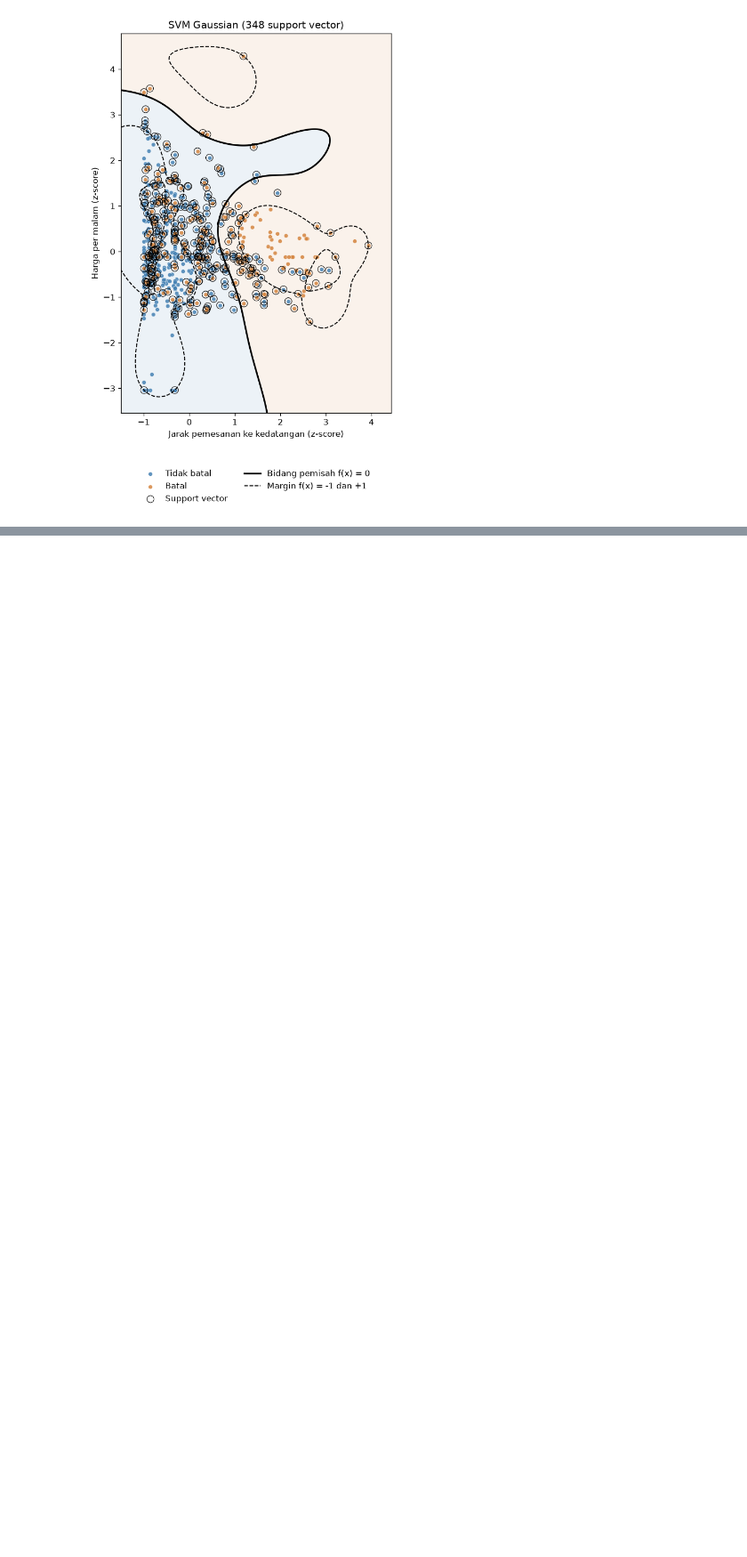
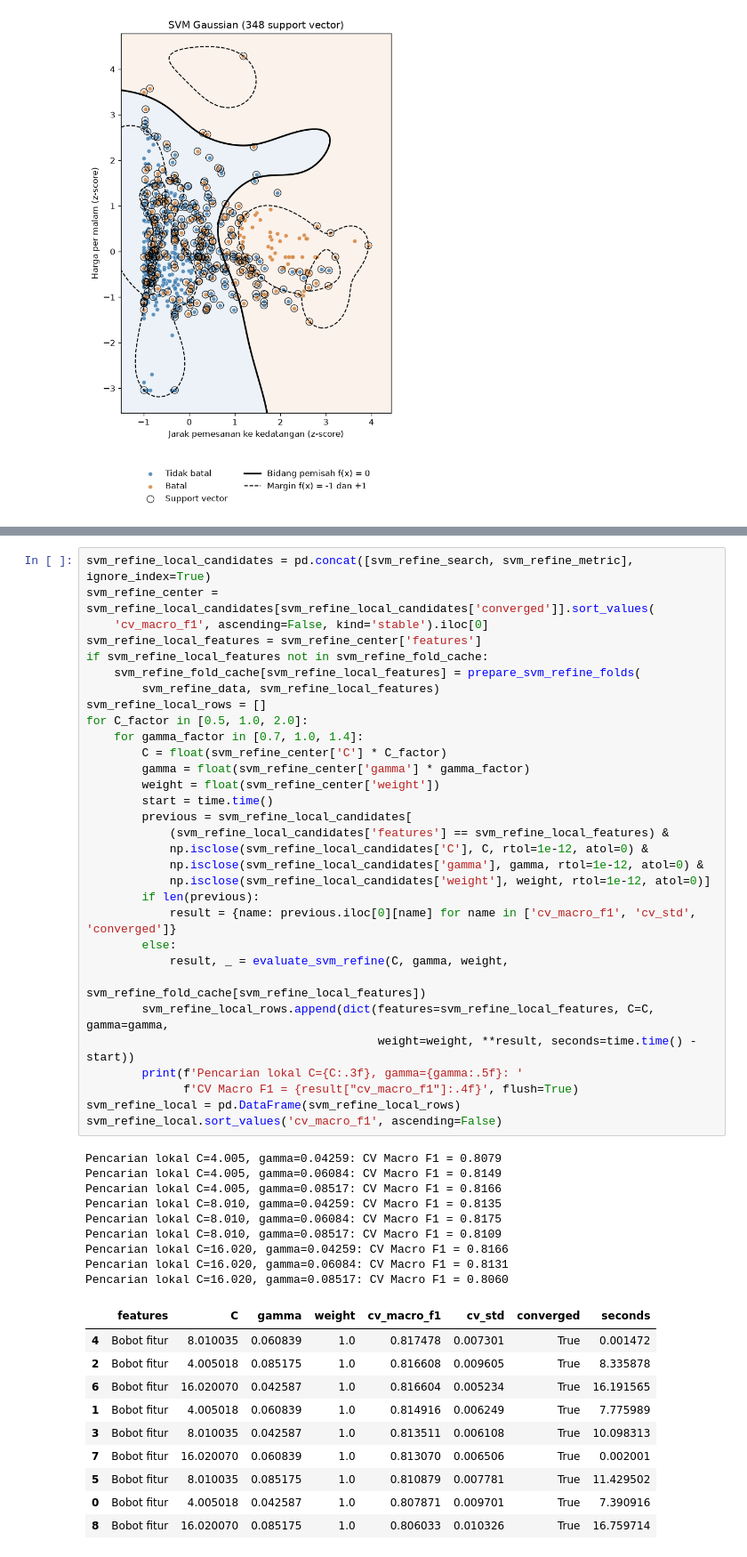
Before and after one commit to zizadhrmaa/IF3170_G25_IMKSIAI, a Jupyter notebook: src/Notebook_Tugas_Besar_2_IF3170_Inteligensi_Artifisial_2026_2027.ipynb, the cells around one changed output, grey strips where cells are left out. Shown at 89% size. Drawn from its saved outputs; the diff is of its cells as text; blank space fills up the shorter version.

```diff
--- a/src/Notebook_Tugas_Besar_2_IF3170_Inteligensi_Artifisial_2026_2027.ipynb
+++ b/src/Notebook_Tugas_Besar_2_IF3170_Inteligensi_Artifisial_2026_2027.ipynb
@@ -1326,0 +1786,51 @@ Gambar berasal dari model 2D yang dilatih khusus untuk visualisasi. Kinerja pred
+# %%
+svm_refine_local_candidates = pd.concat([svm_refine_search, svm_refine_metric], ignore_index=True)
+svm_refine_center = svm_refine_local_candidates[svm_refine_local_candidates['converged']].sort_values(
+    'cv_macro_f1', ascending=False, kind='stable').iloc[0]
+svm_refine_local_features = svm_refine_center['features']
+if svm_refine_local_features not in svm_refine_fold_cache:
+    svm_refine_fold_cache[svm_refine_local_features] = prepare_svm_refine_folds(
+        svm_refine_data, svm_refine_local_features)
+svm_refine_local_rows = []
+for C_factor in [0.5, 1.0, 2.0]:
+    for gamma_factor in [0.7, 1.0, 1.4]:
+        C = float(svm_refine_center['C'] * C_factor)
+        gamma = float(svm_refine_center['gamma'] * gamma_factor)
+        weight = float(svm_refine_center['weight'])
+        start = time.time()
+        previous = svm_refine_local_candidates[
+            (svm_refine_local_candidates['features'] == svm_refine_local_features) &
+            np.isclose(svm_refine_local_candidates['C'], C, rtol=1e-12, atol=0) &
+            np.isclose(svm_refine_local_candidates['gamma'], gamma, rtol=1e-12, atol=0) &
+            np.isclose(svm_refine_local_candidates['weight'], weight, rtol=1e-12, atol=0)]
+        if len(previous):
+            result = {name: previous.iloc[0][name] for name in ['cv_macro_f1', 'cv_std', 'converged']}
+        else:
+            result, _ = evaluate_svm_refine(C, gamma, weight,
+                                           svm_refine_fold_cache[svm_refine_local_features])
+        svm_refine_local_rows.append(dict(features=svm_refine_local_features, C=C, gamma=gamma,
+                                          weight=weight, **result, seconds=time.time() - start))
+        print(f'Pencarian lokal C={C:.3f}, gamma={gamma:.5f}: '
+              f'CV Macro F1 = {result["cv_macro_f1"]:.4f}', flush=True)
+svm_refine_local = pd.DataFrame(svm_refine_local_rows)
+svm_refine_local.sort_values('cv_macro_f1', ascending=False)
+# %% [output]
+Pencarian lokal C=4.005, gamma=0.04259: CV Macro F1 = 0.8079
+Pencarian lokal C=4.005, gamma=0.06084: CV Macro F1 = 0.8149
+Pencarian lokal C=4.005, gamma=0.08517: CV Macro F1 = 0.8166
+Pencarian lokal C=8.010, gamma=0.04259: CV Macro F1 = 0.8135
+Pencarian lokal C=8.010, gamma=0.06084: CV Macro F1 = 0.8175
+Pencarian lokal C=8.010, gamma=0.08517: CV Macro F1 = 0.8109
+Pencarian lokal C=16.020, gamma=0.04259: CV Macro F1 = 0.8166
+Pencarian lokal C=16.020, gamma=0.06084: CV Macro F1 = 0.8131
+Pencarian lokal C=16.020, gamma=0.08517: CV Macro F1 = 0.8060
+|  | features | C | gamma | weight | cv_macro_f1 | cv_std | converged | seconds |
+| 4 | Bobot fitur | 8.010035 | 0.060839 | 1.0 | 0.817478 | 0.007301 | True | 0.001472 |
+| 2 | Bobot fitur | 4.005018 | 0.085175 | 1.0 | 0.816608 | 0.009605 | True | 8.335878 |
+| 6 | Bobot fitur | 16.020070 | 0.042587 | 1.0 | 0.816604 | 0.005234 | True | 16.191565 |
+| 1 | Bobot fitur | 4.005018 | 0.060839 | 1.0 | 0.814916 | 0.006249 | True | 7.775989 |
+| 3 | Bobot fitur | 8.010035 | 0.042587 | 1.0 | 0.813511 | 0.006108 | True | 10.098313 |
+| 7 | Bobot fitur | 16.020070 | 0.060839 | 1.0 | 0.813070 | 0.006506 | True | 0.002001 |
+| 5 | Bobot fitur | 8.010035 | 0.085175 | 1.0 | 0.810879 | 0.007781 | True | 11.429502 |
+| 0 | Bobot fitur | 4.005018 | 0.042587 | 1.0 | 0.807871 | 0.009701 | True | 7.390916 |
+| 8 | Bobot fitur | 16.020070 | 0.085175 | 1.0 | 0.806033 | 0.010326 | True | 16.759714 |
```
Also changed, not shown: parts of 25 cells of this notebook.
